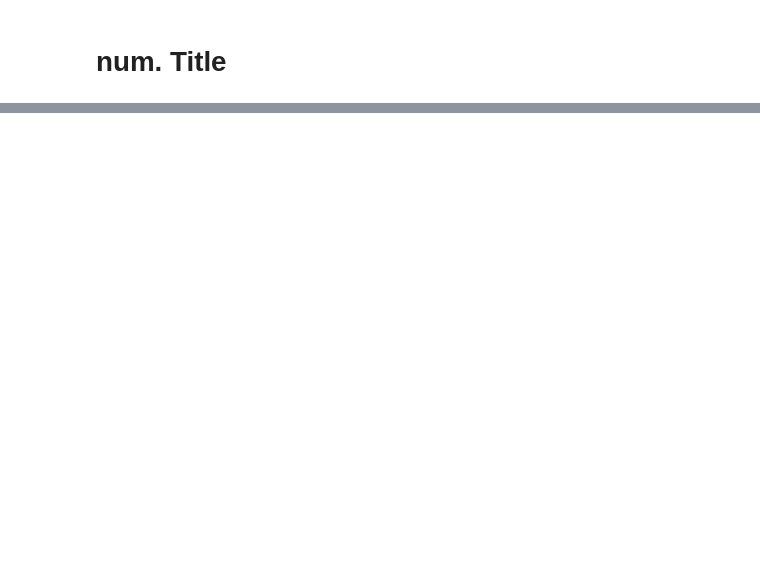
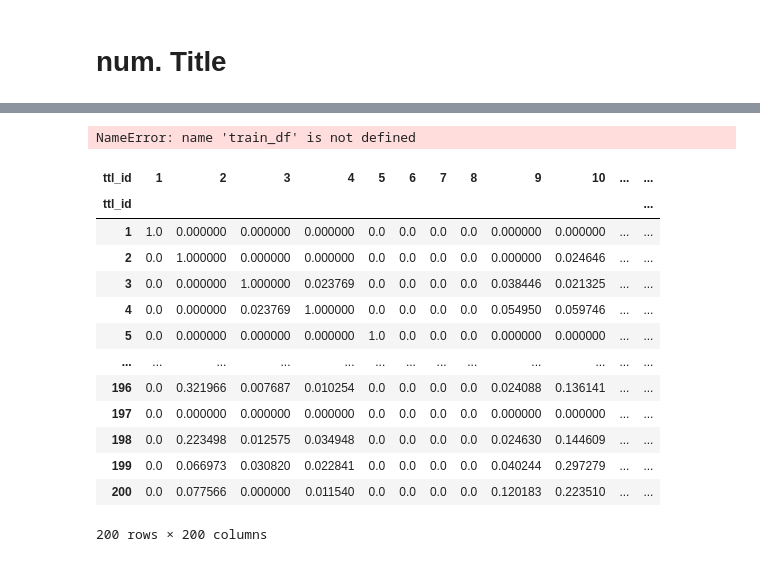
Before and after one commit to dataitgirls4/team_3, a Jupyter notebook: Recommendation_System.ipynb, the cells around one changed output, grey strips where cells are left out. Drawn from its saved outputs; the diff is of its cells as text; code cells hidden in the pictures; blank space fills up the shorter version.

```diff
--- a/Recommendation_System.ipynb
+++ b/Recommendation_System.ipynb
@@ -501,0 +682,3 @@ Recommendations for [박서함 낭독] 교육의 탄생 (단편)
+# %%
+train_df = pivot_df.sample(frac=0.8)
+train_df.sample(3)
@@ -501,0 +710,4 @@ Recommendations for [박서함 낭독] 교육의 탄생 (단편)
+# %%
+train_df = train_df.T
+
+test_df = test_df.T
@@ -501,0 +751,12 @@ Recommendations for [박서함 낭독] 교육의 탄생 (단편)
+# %%
+def cos_similarity(item1, item2):
+    item1Values = ~np.isnan(item1)
+    item2Values = ~np.isnan(item2)
+    allValues = np.logical_and(item1Values,item2Values) # get only existent elements of both vectors
+    return np.dot(item1[allValues], item2[allValues])/(np.linalg.norm(item1[item1Values]) * np.linalg.norm(item2[item2Values]))
+
+def pre_cos_similarity(item1, df):
+    return df.apply(lambda item2: cos_similarity(item1, item2))
+# %%
+df_corr_item = train_df.T.apply(lambda item1: pre_cos_similarity(item1, train_df.T))
+df_corr_item.head()
@@ -501,0 +772,21 @@ Recommendations for [박서함 낭독] 교육의 탄생 (단편)
+# %%
+train_df
+# %% [output]
+NameError: name 'train_df' is not defined
+# %%
+df_corr_item
+# %% [output]
+| ttl_id | 1 | 2 | 3 | 4 | 5 | 6 | 7 | 8 | 9 | 10 | ... | ... |
+| ttl_id |  |  |  |  |  |  |  |  |  |  |  | ... |
+| 1 | 1.0 | 0.000000 | 0.000000 | 0.000000 | 0.0 | 0.0 | 0.0 | 0.0 | 0.000000 | 0.000000 | ... | ... |
+| 2 | 0.0 | 1.000000 | 0.000000 | 0.000000 | 0.0 | 0.0 | 0.0 | 0.0 | 0.000000 | 0.024646 | ... | ... |
+| 3 | 0.0 | 0.000000 | 1.000000 | 0.023769 | 0.0 | 0.0 | 0.0 | 0.0 | 0.038446 | 0.021325 | ... | ... |
+| 4 | 0.0 | 0.000000 | 0.023769 | 1.000000 | 0.0 | 0.0 | 0.0 | 0.0 | 0.054950 | 0.059746 | ... | ... |
+| 5 | 0.0 | 0.000000 | 0.000000 | 0.000000 | 1.0 | 0.0 | 0.0 | 0.0 | 0.000000 | 0.000000 | ... | ... |
+| ... | ... | ... | ... | ... | ... | ... | ... | ... | ... | ... | ... | ... |
+| 196 | 0.0 | 0.321966 | 0.007687 | 0.010254 | 0.0 | 0.0 | 0.0 | 0.0 | 0.024088 | 0.136141 | ... | ... |
+| 197 | 0.0 | 0.000000 | 0.000000 | 0.000000 | 0.0 | 0.0 | 0.0 | 0.0 | 0.000000 | 0.000000 | ... | ... |
+| 198 | 0.0 | 0.223498 | 0.012575 | 0.034948 | 0.0 | 0.0 | 0.0 | 0.0 | 0.024630 | 0.144609 | ... | ... |
+| 199 | 0.0 | 0.066973 | 0.030820 | 0.022841 | 0.0 | 0.0 | 0.0 | 0.0 | 0.040244 | 0.297279 | ... | ... |
+| 200 | 0.0 | 0.077566 | 0.000000 | 0.011540 | 0.0 | 0.0 | 0.0 | 0.0 | 0.120183 | 0.223510 | ... | ... |
+200 rows × 200 columns
```
Also changed, not shown: parts of 57 cells of this notebook.
